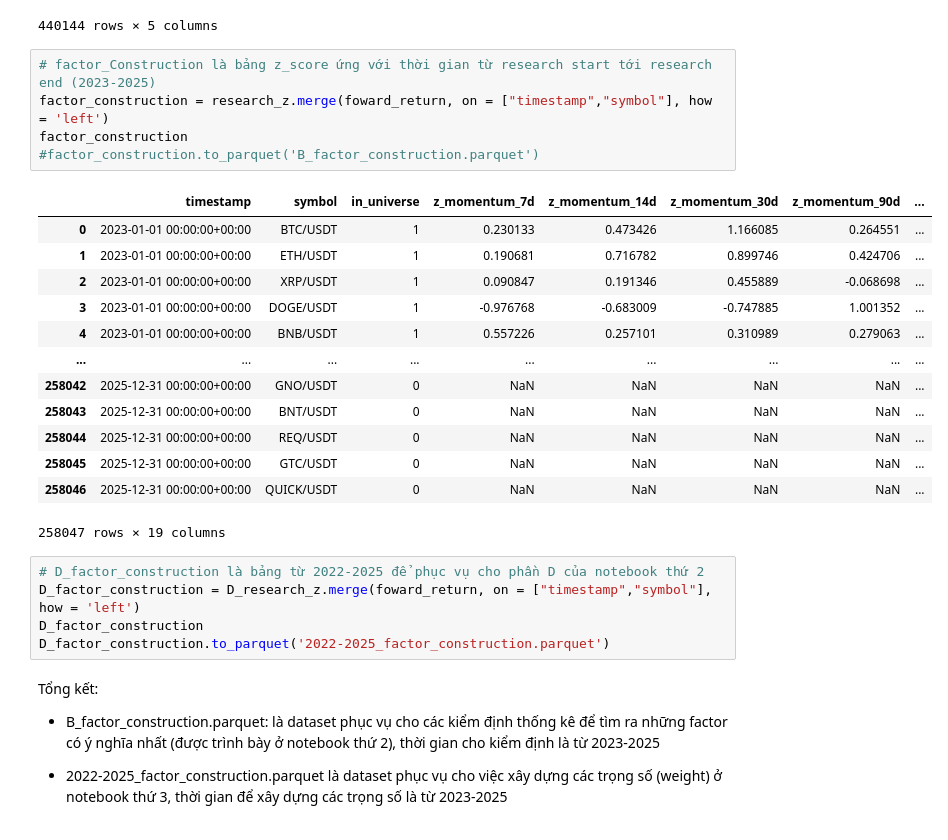
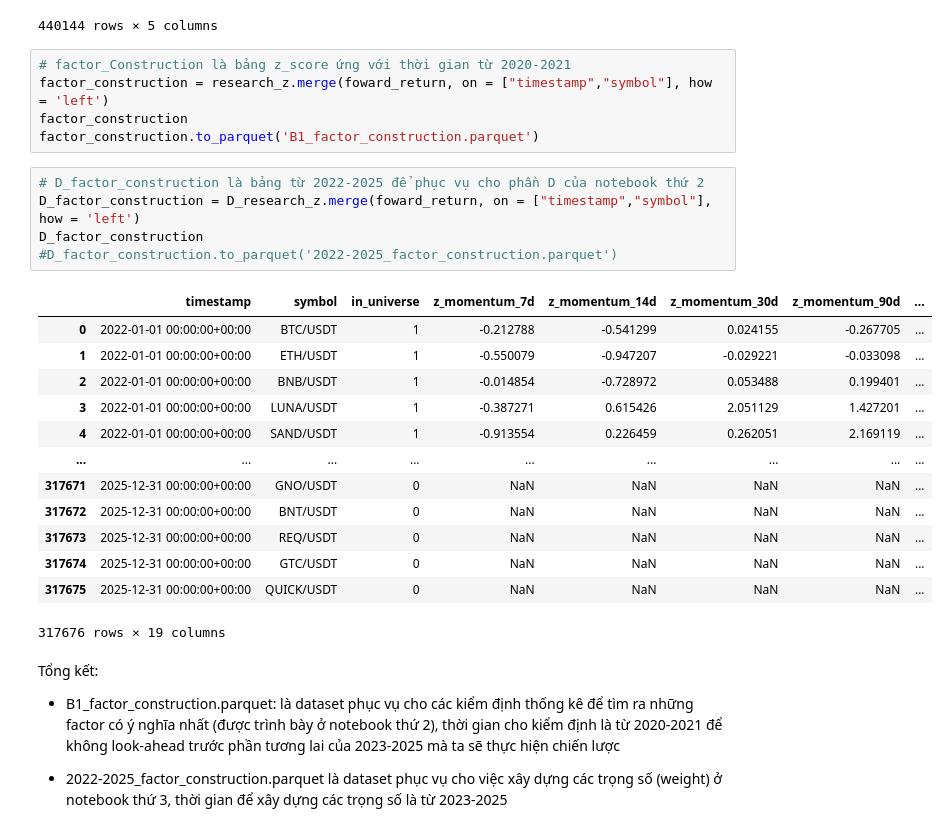
Before and after one commit to HaiNam19/Statistical-Factor-and-Machine-Learning-for-Crypto-Cross-Sectional-Alpha, a Jupyter notebook: notebook_analysis/1_universe_factor_construction.ipynb, the cells around one changed output. Cells and saved outputs as stored; diff of their text form.

```diff
--- a/notebook_analysis/1_universe_factor_construction.ipynb
+++ b/notebook_analysis/1_universe_factor_construction.ipynb
@@ -496,32 +512,32 @@ foward_return
 | 440143 | 2026-08-17 00:00:00+00:00 | MTL/USDT | NaN | NaN | NaN |
 440144 rows × 5 columns
 # %%
-# factor_Construction là bảng z_score ứng với thời gian từ research start tới research end (2023-2025)
+# factor_Construction là bảng z_score ứng với thời gian từ 2020-2021
 factor_construction = research_z.merge(foward_return, on = ["timestamp","symbol"], how = 'left')
 factor_construction
-#factor_construction.to_parquet('B_factor_construction.parquet')
+factor_construction.to_parquet('B1_factor_construction.parquet')
-# %% [output]
-|  | timestamp | symbol | in_universe | z_momentum_7d | z_momentum_14d | z_momentum_30d | z_momentum_90d | ... |
-| 0 | 2023-01-01 00:00:00+00:00 | BTC/USDT | 1 | 0.230133 | 0.473426 | 1.166085 | 0.264551 | ... |
-| 1 | 2023-01-01 00:00:00+00:00 | ETH/USDT | 1 | 0.190681 | 0.716782 | 0.899746 | 0.424706 | ... |
-| 2 | 2023-01-01 00:00:00+00:00 | XRP/USDT | 1 | 0.090847 | 0.191346 | 0.455889 | -0.068698 | ... |
-| 3 | 2023-01-01 00:00:00+00:00 | DOGE/USDT | 1 | -0.976768 | -0.683009 | -0.747885 | 1.001352 | ... |
-| 4 | 2023-01-01 00:00:00+00:00 | BNB/USDT | 1 | 0.557226 | 0.257101 | 0.310989 | 0.279063 | ... |
-| ... | ... | ... | ... | ... | ... | ... | ... | ... |
-| 258042 | 2025-12-31 00:00:00+00:00 | GNO/USDT | 0 | NaN | NaN | NaN | NaN | ... |
-| 258043 | 2025-12-31 00:00:00+00:00 | BNT/USDT | 0 | NaN | NaN | NaN | NaN | ... |
-| 258044 | 2025-12-31 00:00:00+00:00 | REQ/USDT | 0 | NaN | NaN | NaN | NaN | ... |
-| 258045 | 2025-12-31 00:00:00+00:00 | GTC/USDT | 0 | NaN | NaN | NaN | NaN | ... |
-| 258046 | 2025-12-31 00:00:00+00:00 | QUICK/USDT | 0 | NaN | NaN | NaN | NaN | ... |
-258047 rows × 19 columns
 # %%
 # D_factor_construction là bảng từ 2022-2025 để phục vụ cho phần D của notebook thứ 2
 D_factor_construction = D_research_z.merge(foward_return, on = ["timestamp","symbol"], how = 'left')
 D_factor_construction
-D_factor_construction.to_parquet('2022-2025_factor_construction.parquet')
+#D_factor_construction.to_parquet('2022-2025_factor_construction.parquet')
+# %% [output]
+|  | timestamp | symbol | in_universe | z_momentum_7d | z_momentum_14d | z_momentum_30d | z_momentum_90d | ... |
+| 0 | 2022-01-01 00:00:00+00:00 | BTC/USDT | 1 | -0.212788 | -0.541299 | 0.024155 | -0.267705 | ... |
+| 1 | 2022-01-01 00:00:00+00:00 | ETH/USDT | 1 | -0.550079 | -0.947207 | -0.029221 | -0.033098 | ... |
+| 2 | 2022-01-01 00:00:00+00:00 | BNB/USDT | 1 | -0.014854 | -0.728972 | 0.053488 | 0.199401 | ... |
+| 3 | 2022-01-01 00:00:00+00:00 | LUNA/USDT | 1 | -0.387271 | 0.615426 | 2.051129 | 1.427201 | ... |
+| 4 | 2022-01-01 00:00:00+00:00 | SAND/USDT | 1 | -0.913554 | 0.226459 | 0.262051 | 2.169119 | ... |
+| ... | ... | ... | ... | ... | ... | ... | ... | ... |
+| 317671 | 2025-12-31 00:00:00+00:00 | GNO/USDT | 0 | NaN | NaN | NaN | NaN | ... |
+| 317672 | 2025-12-31 00:00:00+00:00 | BNT/USDT | 0 | NaN | NaN | NaN | NaN | ... |
+| 317673 | 2025-12-31 00:00:00+00:00 | REQ/USDT | 0 | NaN | NaN | NaN | NaN | ... |
+| 317674 | 2025-12-31 00:00:00+00:00 | GTC/USDT | 0 | NaN | NaN | NaN | NaN | ... |
+| 317675 | 2025-12-31 00:00:00+00:00 | QUICK/USDT | 0 | NaN | NaN | NaN | NaN | ... |
+317676 rows × 19 columns
 # %% [markdown]
 Tổng kết:
 
-- B_factor_construction.parquet: là dataset phục vụ cho các kiểm định thống kê để tìm ra những factor có ý nghĩa nhất (được trình bày ở notebook thứ 2), thời gian cho kiểm định là từ 2023-2025
+- B1_factor_construction.parquet: là dataset phục vụ cho các kiểm định thống kê để tìm ra những factor có ý nghĩa nhất (được trình bày ở notebook thứ 2), thời gian cho kiểm định là từ 2020-2021 để không look-ahead trước phần tương lai của 2023-2025 mà ta sẽ thực hiện chiến lược
 
 - 2022-2025_factor_construction.parquet là dataset phục vụ cho việc xây dựng các trọng số (weight) ở notebook thứ 3, thời gian để xây dựng các trọng số là từ 2023-2025
```
Also changed, not shown: parts of 5 cells of this notebook, 1 other file.
